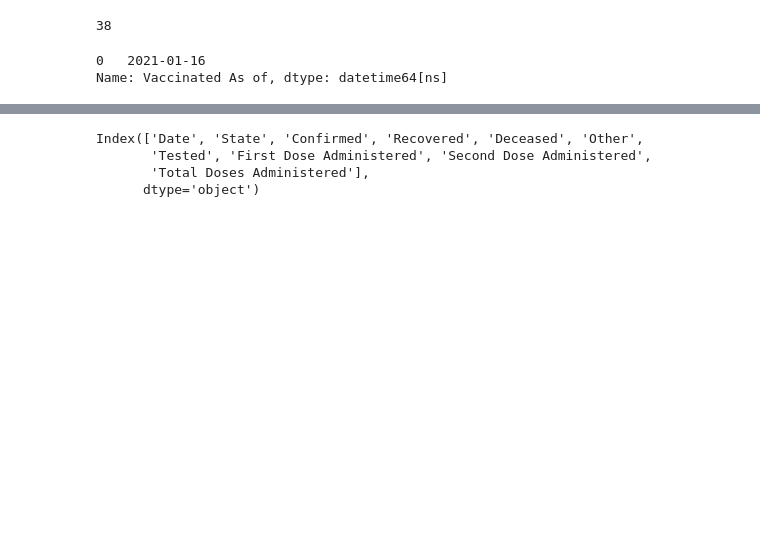
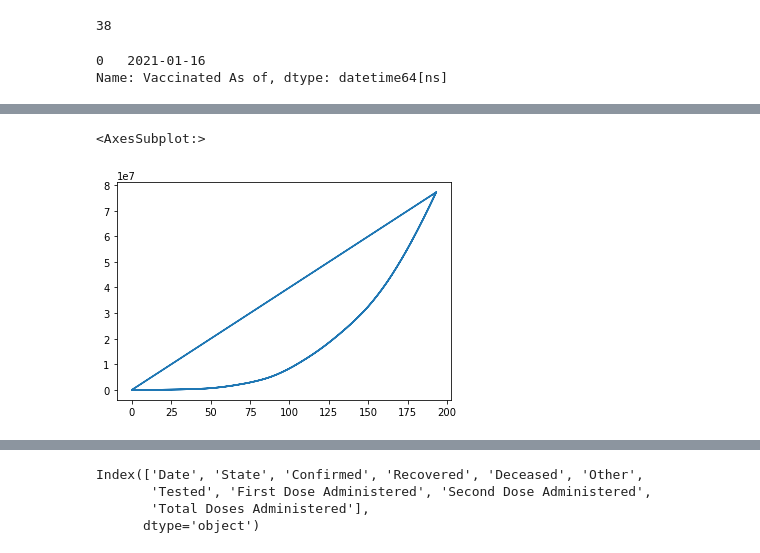
Before and after one commit to theDataQuad/covidWebapp, a Jupyter notebook: covid_Data_EDA.ipynb, the cells around one changed output, grey strips where cells are left out. Saved outputs shown, nothing was run; the diff lists cells and outputs as text; code cells hidden in the pictures; blank space fills up the shorter version.

Commit message:
Improved the vac2, Still problem on Final

```diff
--- a/covid_Data_EDA.ipynb
+++ b/covid_Data_EDA.ipynb
@@ -402,2 +432,7 @@ dtype: object
+# %%
+vac2.loc[vac2['State']=='Goa']['Total Doses Administered'].plot()#Tried to plot it some sort of problem
+# %% [output]
+<AxesSubplot:>
+[figure, added]
 # %%
 final=pd.merge(swave,vac2, how ='inner', on =['State','Date'])
```
Also changed, not shown: parts of 12 cells of this notebook.
